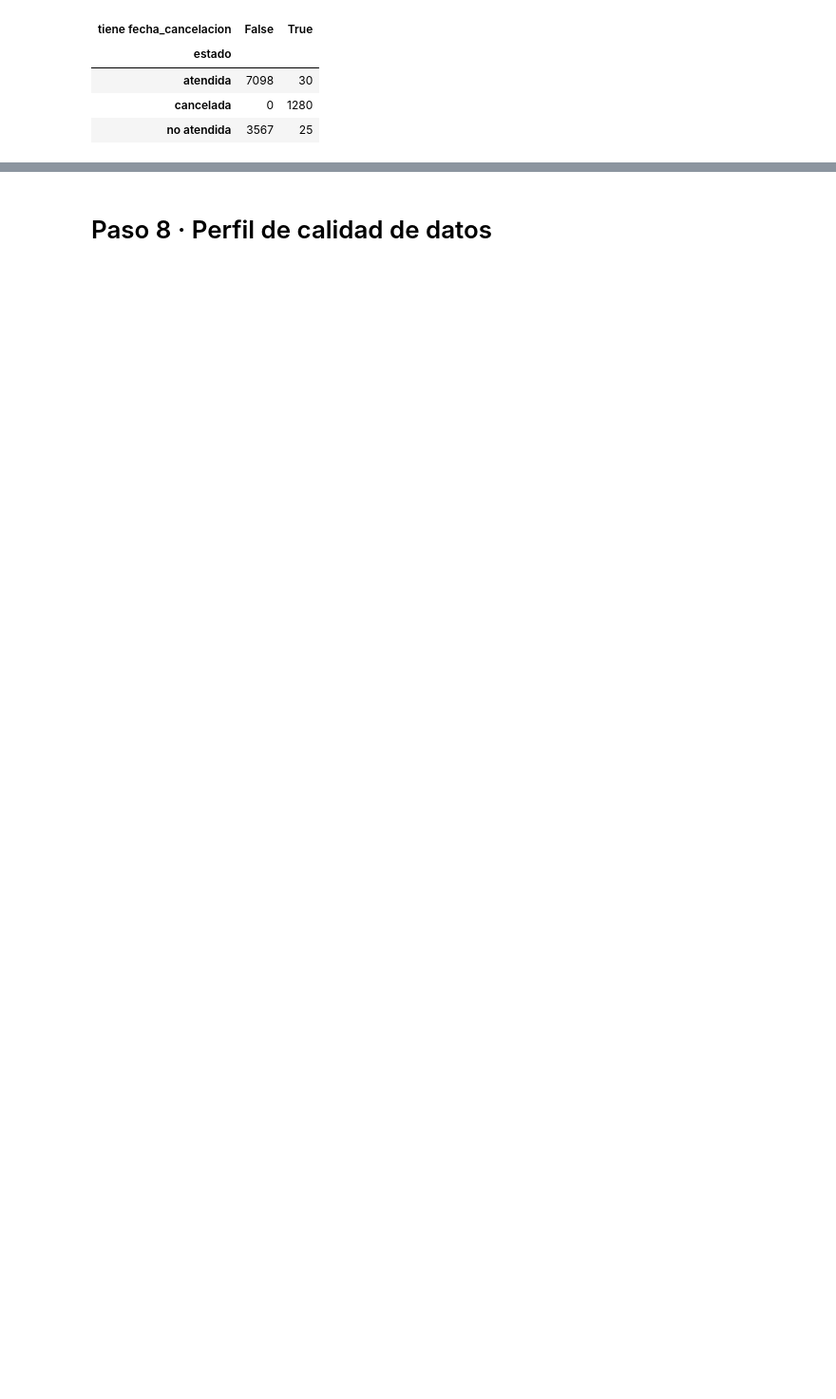
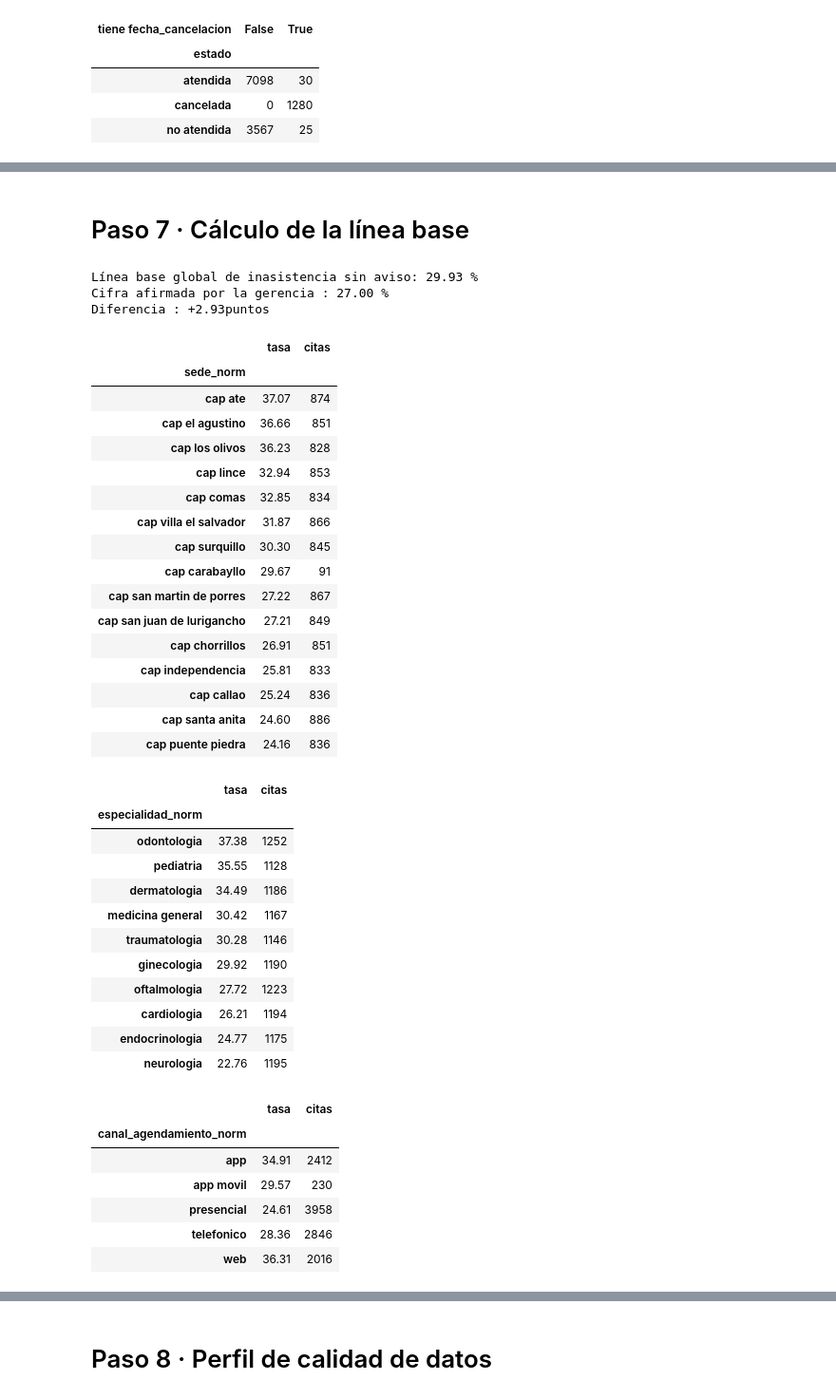
Before and after one commit to Gen54cw/Analitica-de-Datos-Tintaya-Daniel, a Jupyter notebook: laboratorios/LAB01_TintayaDaniel.ipynb, the cells around one changed output, grey strips where cells are left out. Shown at 95% size. Drawn from its saved outputs; the diff is of its cells as text; code cells hidden in the pictures; blank space fills up the shorter version.

Commit message:
Lab1 - final paso 13

```diff
--- a/laboratorios/LAB01_TintayaDaniel.ipynb
+++ b/laboratorios/LAB01_TintayaDaniel.ipynb
@@ -356,3 +356,61 @@ Se encontraron 55 registros contradictorios ya que 30 citas atendidas tienen fec
 **6.3 A la luz de lo anterior, ¿considera que la variable objetivo está registrada de forma suficientemente confiable como para entrenar un modelo? Responda sí o no y sustente en una o dos frases. Esta respuesta condiciona todo el resto del laboratorio.**
 
 Si, porque a pesar de existir 55 registros contradictorios estos solo representan el 0.46% del total de 12000 registros. Demostrando que más del 99% es constistente y las contradicciones son detectables, lo que puede corregirse
+# %% [markdown]
+# Paso 7 · Cálculo de la línea base
+# %%
+linea_base = citas_lim["inasistencia"].mean()
+print(f"Línea base global de inasistencia sin aviso: {linea_base*100:.2f} %")
+print(f"Cifra afirmada por la gerencia : 27.00 %")
+print(f"Diferencia : {(linea_base-0.27)*100:+.2f}puntos")
+# %% [output]
+Línea base global de inasistencia sin aviso: 29.93 %
+Cifra afirmada por la gerencia : 27.00 %
+Diferencia : +2.93puntos
+# %%
+por_sede = (citas_lim.groupby("sede_norm")["inasistencia"].agg(tasa="mean", citas="size").sort_values("tasa", ascending=False))
+por_sede["tasa"] = (por_sede["tasa"] * 100).round(2)
+display(por_sede)
+por_esp = (citas_lim.groupby("especialidad_norm")["inasistencia"].agg(tasa="mean", citas="size").sort_values("tasa", ascending=False))
+por_esp["tasa"] = (por_esp["tasa"] * 100).round(2)
+display(por_esp)
+por_canal = (citas_lim.groupby("canal_agendamiento_norm")["inasistencia"].agg(tasa="mean", citas="size"))
+por_canal["tasa"] = (por_canal["tasa"] * 100).round(2)
+display(por_canal)
+# %% [output]
+|  | tasa | citas |
+| sede_norm |  |  |
+| cap ate | 37.07 | 874 |
+| cap el agustino | 36.66 | 851 |
+| cap los olivos | 36.23 | 828 |
+| cap lince | 32.94 | 853 |
+| cap comas | 32.85 | 834 |
+| cap villa el salvador | 31.87 | 866 |
+| cap surquillo | 30.30 | 845 |
+| cap carabayllo | 29.67 | 91 |
+| cap san martin de porres | 27.22 | 867 |
+| cap san juan de lurigancho | 27.21 | 849 |
+| cap chorrillos | 26.91 | 851 |
+| cap independencia | 25.81 | 833 |
+| cap callao | 25.24 | 836 |
+| cap santa anita | 24.60 | 886 |
+| cap puente piedra | 24.16 | 836 |
+|  | tasa | citas |
+| especialidad_norm |  |  |
+| odontologia | 37.38 | 1252 |
+| pediatria | 35.55 | 1128 |
+| dermatologia | 34.49 | 1186 |
+| medicina general | 30.42 | 1167 |
+| traumatologia | 30.28 | 1146 |
+| ginecologia | 29.92 | 1190 |
+| oftalmologia | 27.72 | 1223 |
+| cardiologia | 26.21 | 1194 |
+| endocrinologia | 24.77 | 1175 |
+| neurologia | 22.76 | 1195 |
+|  | tasa | citas |
+| canal_agendamiento_norm |  |  |
+| app | 34.91 | 2412 |
+| app movil | 29.57 | 230 |
+| presencial | 24.61 | 3958 |
+| telefonico | 28.36 | 2846 |
+| web | 36.31 | 2016 |
```
Also changed, not shown: parts of 26 cells of this notebook.
